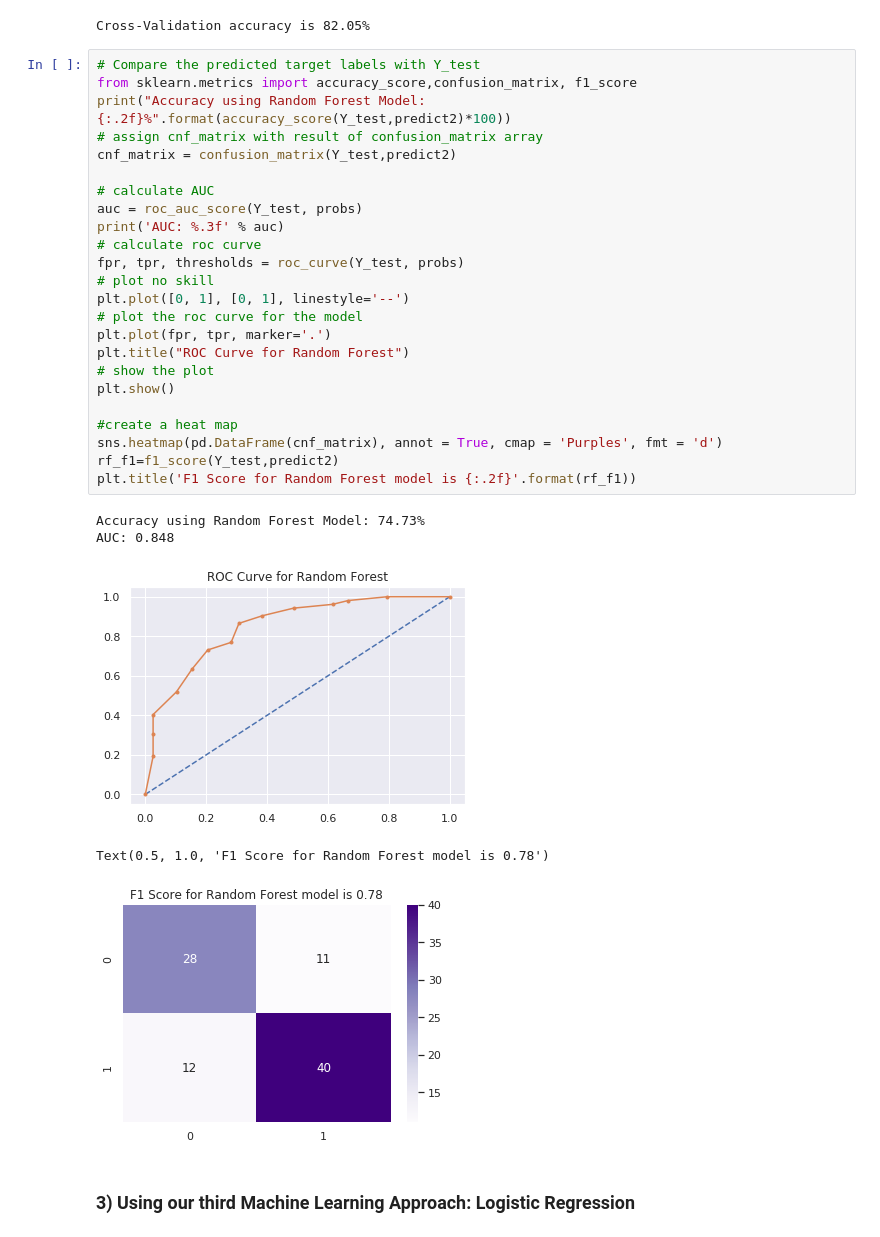
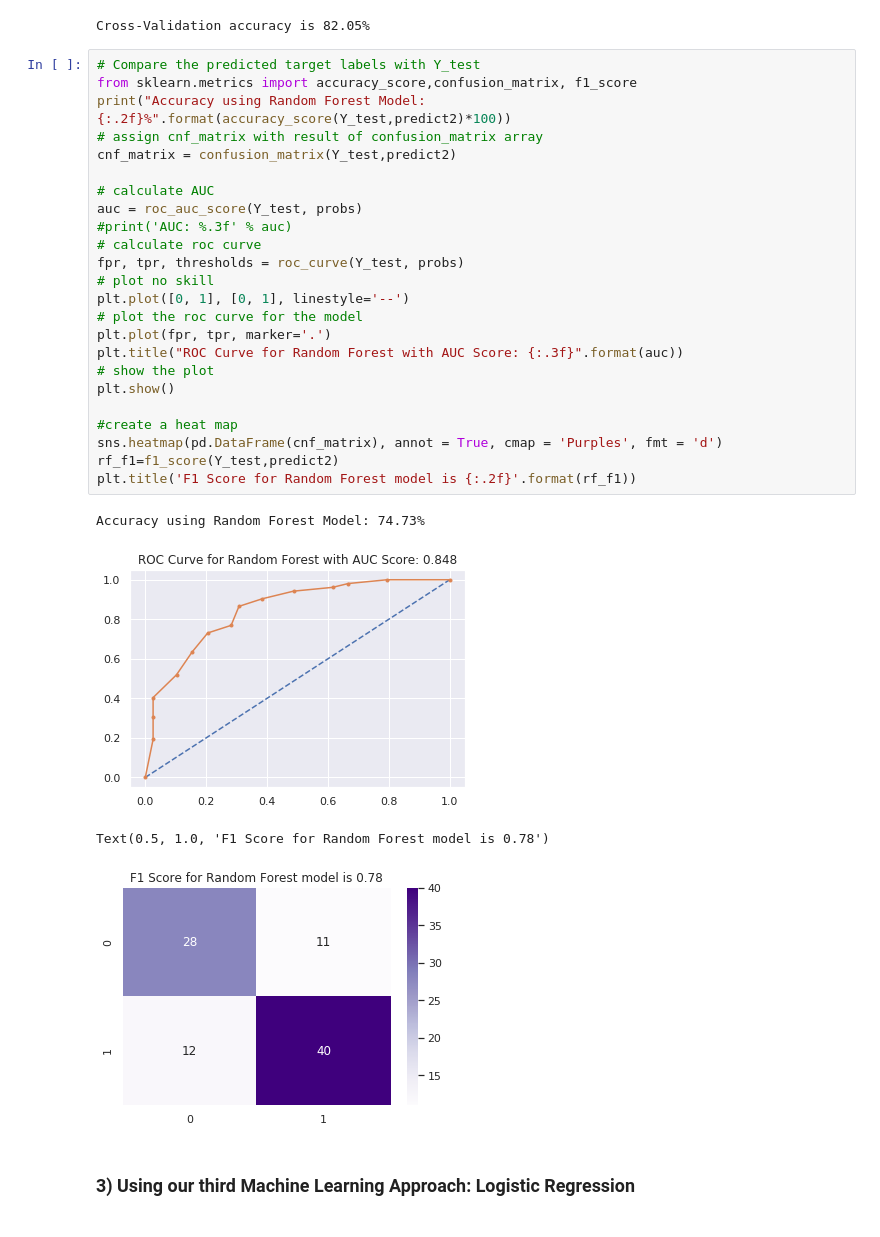
Before and after one commit to chauhan-nitin/UCI_HeartDisease, a Jupyter notebook: heartdisease.ipynb, the cells around one changed output. Saved outputs shown, nothing was run; the diff lists cells and outputs as text.

```diff
--- a/heartdisease.ipynb
+++ b/heartdisease.ipynb
@@ -327,31 +328,30 @@ Cross-Validation accuracy is 82.05%
 # %%
 # Compare the predicted target labels with Y_test
 from sklearn.metrics import accuracy_score,confusion_matrix, f1_score
 print("Accuracy using Random Forest Model: {:.2f}%".format(accuracy_score(Y_test,predict2)*100))
 # assign cnf_matrix with result of confusion_matrix array
 cnf_matrix = confusion_matrix(Y_test,predict2)
 
 # calculate AUC
 auc = roc_auc_score(Y_test, probs)
-print('AUC: %.3f' % auc)
+#print('AUC: %.3f' % auc)
 # calculate roc curve
 fpr, tpr, thresholds = roc_curve(Y_test, probs)
 # plot no skill
 plt.plot([0, 1], [0, 1], linestyle='--')
 # plot the roc curve for the model
 plt.plot(fpr, tpr, marker='.')
-plt.title("ROC Curve for Random Forest")
+plt.title("ROC Curve for Random Forest with AUC Score: {:.3f}".format(auc))
 # show the plot
 plt.show()
 
 #create a heat map
 sns.heatmap(pd.DataFrame(cnf_matrix), annot = True, cmap = 'Purples', fmt = 'd')
 rf_f1=f1_score(Y_test,predict2)
 plt.title('F1 Score for Random Forest model is {:.2f}'.format(rf_f1))
 # %% [output]
 Accuracy using Random Forest Model: 74.73%
-AUC: 0.848
-[figure, old version]
+[figure, new version]
 Text(0.5, 1.0, 'F1 Score for Random Forest model is 0.78')
 [figure]
 # %% [markdown]
```
Also changed, not shown: parts of 5 cells of this notebook.
